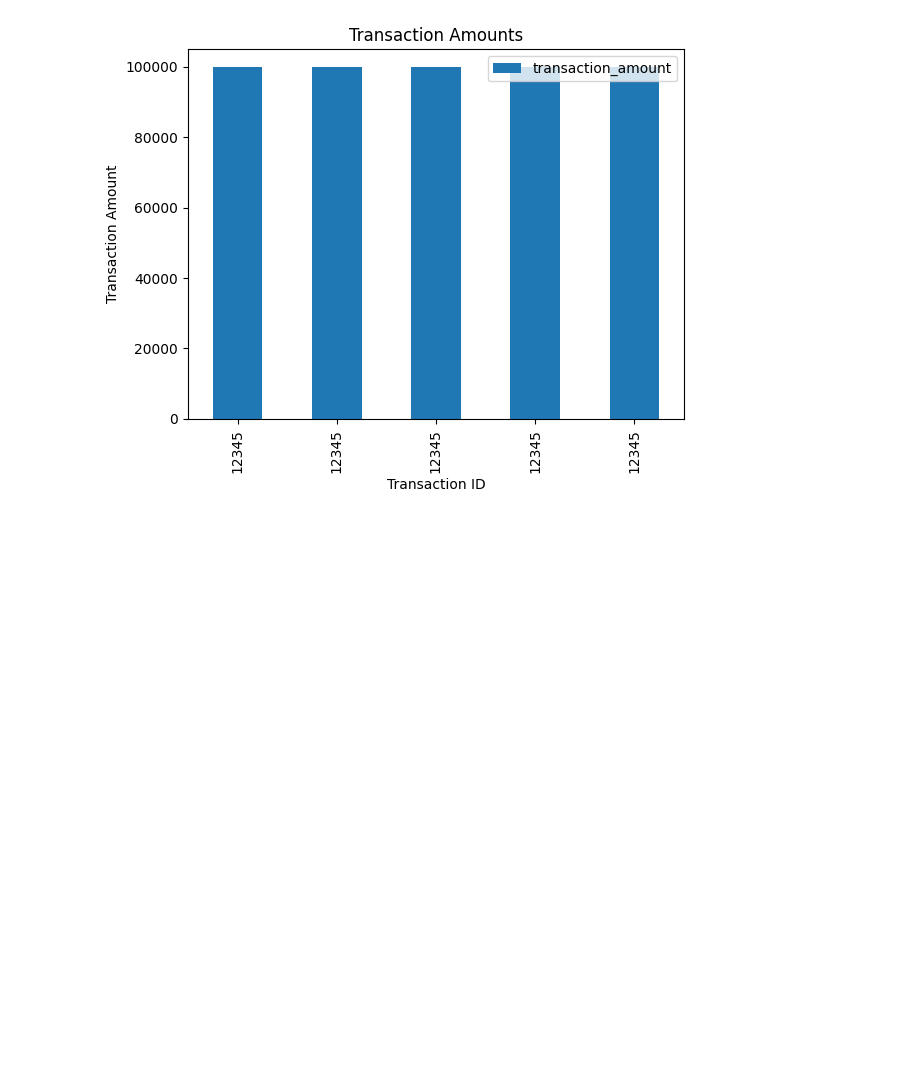
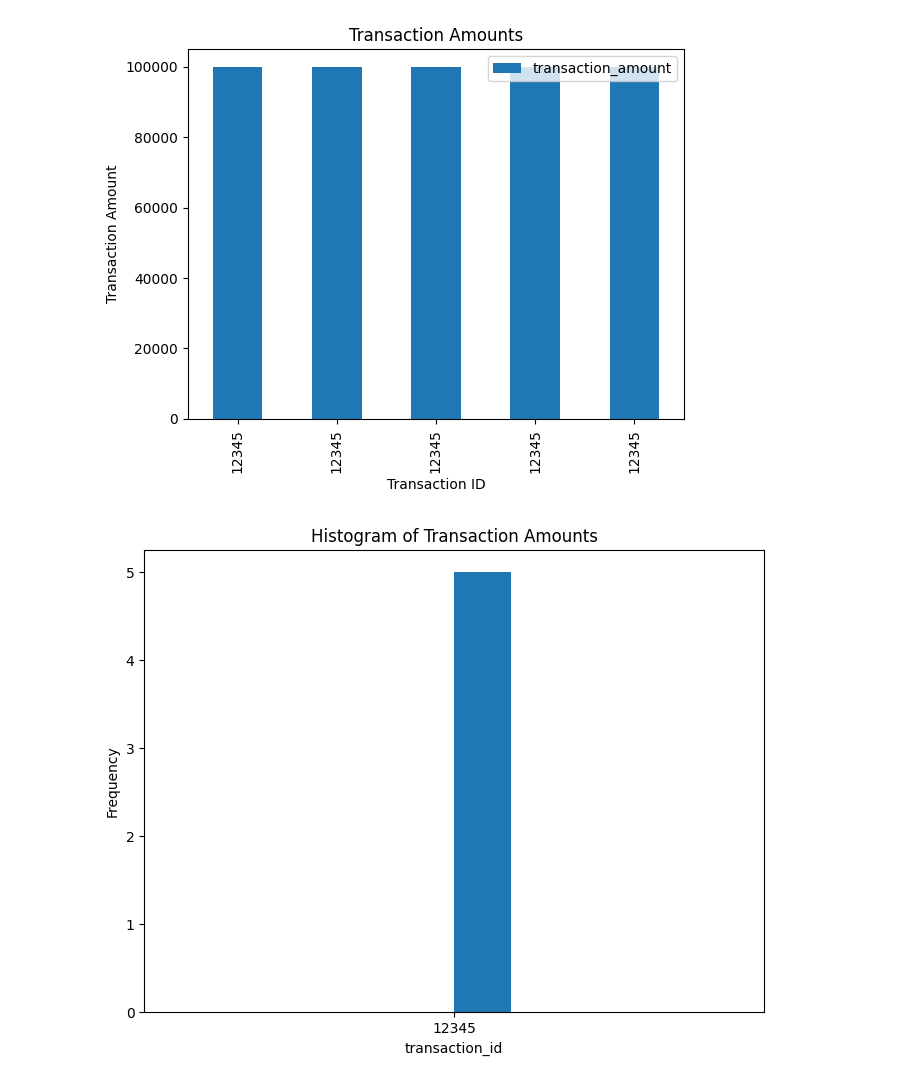
Before and after one commit to eodenyire/Week-9-Data-Streaming-with-Kafka---Independent-Project, a Jupyter notebook: Week_9_Data_Streaming_with_Kafka_Independent_Project_Emmanuel_Anyira.ipynb, the cells around one changed output. Drawn from its saved outputs; the diff is of its cells as text; code cells hidden in the pictures; blank space fills up the shorter version.

```diff
--- a/Week_9_Data_Streaming_with_Kafka_Independent_Project_Emmanuel_Anyira.ipynb
+++ b/Week_9_Data_Streaming_with_Kafka_Independent_Project_Emmanuel_Anyira.ipynb
@@ -293,3 +370,14 @@ else:
 Total Transaction Amount: 500000
 <Figure size 800x600 with 0 Axes>
 [figure]
+# %%
+#Histogram of Transaction Amounts:
+
+plt.figure(figsize=(8, 6))
+plt.hist(data['transaction_id'], bins=10)
+plt.xlabel('transaction_id')
+plt.ylabel('Frequency')
+plt.title('Histogram of Transaction Amounts')
+plt.show()
+# %% [output]
+[figure, added]
```
Also changed, not shown: parts of 3 cells of this notebook.
